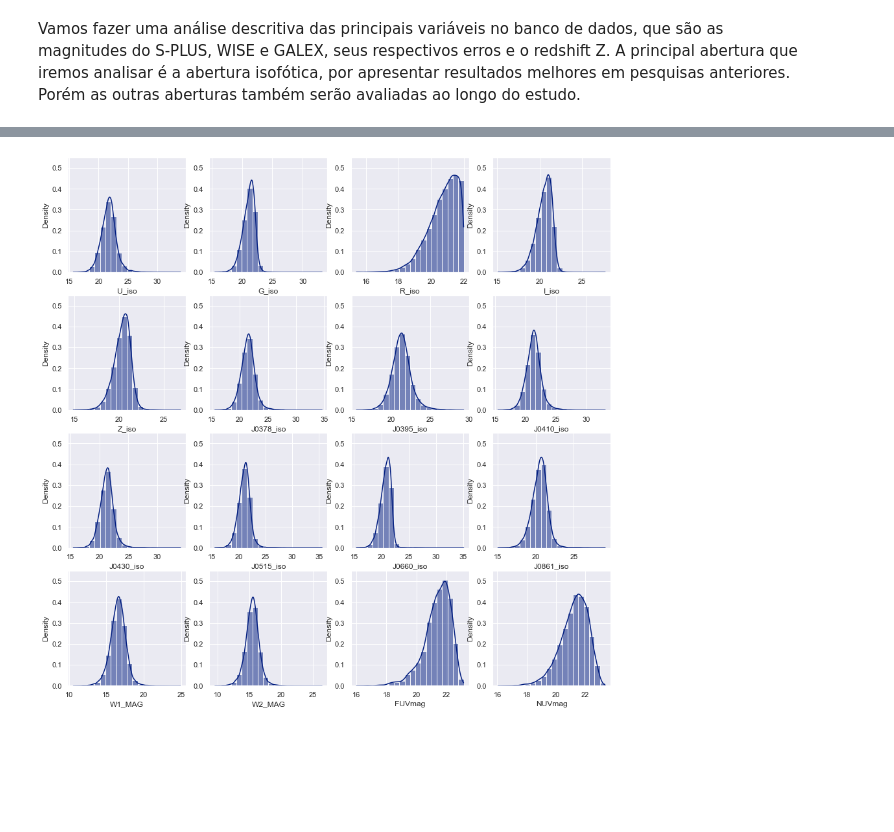
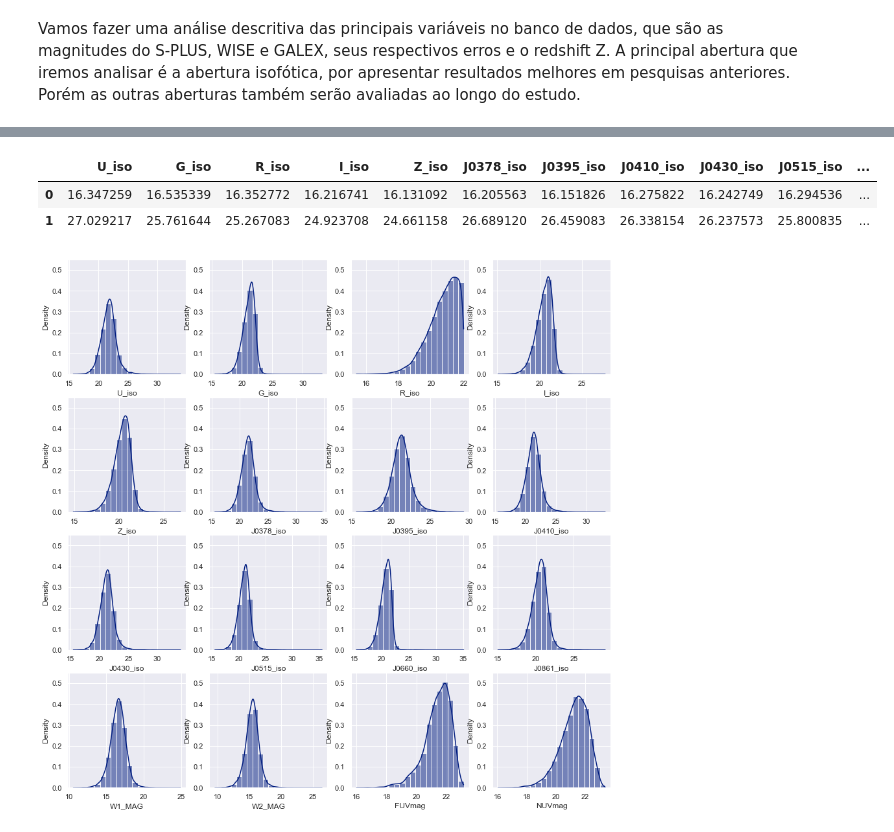
Before and after one commit to GabrielaPereiraSoares/Projeto_TCC, a Jupyter notebook: Analise_Descritiva.ipynb, the cells around one changed output, grey strips where cells are left out. Drawn from its saved outputs; the diff is of its cells as text; code cells hidden in the pictures; blank space fills up the shorter version.

```diff
--- a/Analise_Descritiva.ipynb
+++ b/Analise_Descritiva.ipynb
@@ -98,6 +98,19 @@ pd.concat([dados['r_iso'].describe(),dados['Z'].describe()], axis=1)
 | max | 21.999947 | 6.999202 |
 # %% [markdown]
 Vamos fazer uma análise descritiva das principais variáveis no banco de dados, que são as magnitudes do S-PLUS, WISE e GALEX, seus respectivos erros e o redshift Z. A principal abertura que iremos analisar é a abertura isofótica, por apresentar resultados melhores em pesquisas anteriores. Porém as outras aberturas também serão avaliadas ao longo do estudo.
+# %%
+def iqr_outlier_boundary(df, k=1.5):
+
+    outs = np.zeros(shape=(2,len(df.columns)))
+
+    for i in range(df.shape[1]):
+        q1 = df.iloc[:,i].quantile(0.25)
+        q3 = df.iloc[:,i].quantile(0.75)
+        iqr = q3 - q1
+        outs[0,i] = q1-k*iqr
+        outs[1,i] = q3+k*iqr
+
+    return pd.DataFrame(outs,columns=df.columns)
 # %%
 apers = ["auto", "aper_3", "aper_6", "iso", "petro", "PStotal"] # aberturas
 feat_broad = ['U', 'G', 'R', 'I', 'Z'] # banda larga
@@ -132,5 +145,12 @@ dados[cols].describe()
 | 50% | 21.732521 | 21.236340 | 20.889393 | 20.642134 | 20.462140 | 21.480019 | 21.308716 | 21.333685 | 21.271751 | 21.104723 | ... |
 | 75% | 22.451235 | 21.807513 | 21.446664 | 21.192151 | 21.005415 | 22.196167 | 22.041687 | 22.025726 | 21.954077 | 21.726707 | ... |
 | max | 33.947880 | 33.175200 | 21.999947 | 27.712261 | 26.905193 | 34.631280 | 29.321917 | 33.050335 | 34.014053 | 35.604820 | ... |
+# %%
+# Far Outlier Boundary
+iqr_outlier_boundary(dados[cols],k=3)
+# %% [output]
+|  | U_iso | G_iso | R_iso | I_iso | Z_iso | J0378_iso | J0395_iso | J0410_iso | J0430_iso | J0515_iso | ... |
+| 0 | 16.347259 | 16.535339 | 16.352772 | 16.216741 | 16.131092 | 16.205563 | 16.151826 | 16.275822 | 16.242749 | 16.294536 | ... |
+| 1 | 27.029217 | 25.761644 | 25.267083 | 24.923708 | 24.661158 | 26.689120 | 26.459083 | 26.338154 | 26.237573 | 25.800835 | ... |
 # %%
 # Histogramas
```
Also changed, not shown: parts of 9 cells of this notebook.
